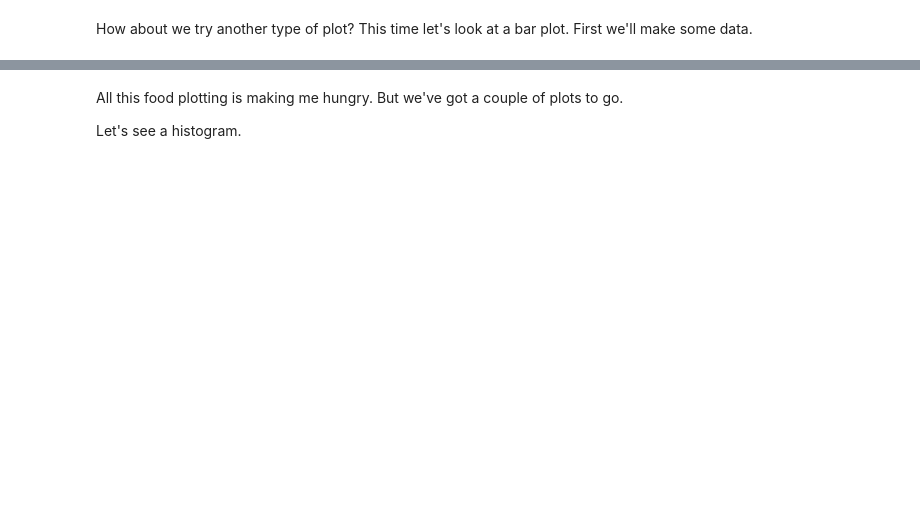
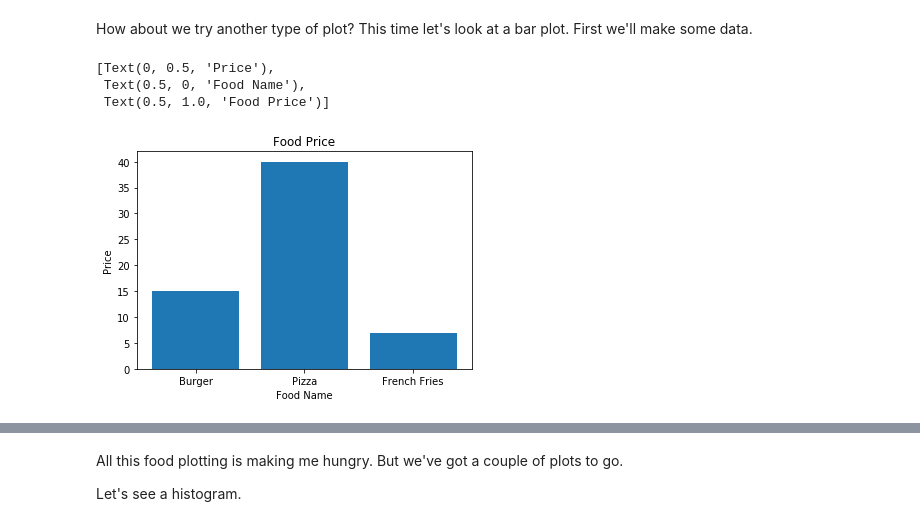
Before and after one commit to elimarmacena/ml-ds-zero2master, a Jupyter notebook: data_project/matplotlib-exercises.ipynb, the cells around one changed output, grey strips where cells are left out. Saved outputs shown, nothing was run; the diff lists cells and outputs as text; code cells hidden in the pictures; blank space fills up the shorter version.

```diff
--- a/data_project/matplotlib-exercises.ipynb
+++ b/data_project/matplotlib-exercises.ipynb
@@ -93,11 +128,18 @@ How about we try another type of plot? This time let's look at a bar plot. First
 # %%
 # Create a Python dictionary of 3 of your favourite foods with
 # The keys of the dictionary should be the food name and the values their price
+food_dict = {'Burger': 15.00, 'Pizza': 40.00, 'French Fries': 7.00}
 # %%
 # Create a bar graph where the x-axis is the keys of the dictionary
 # and the y-axis is the values of the dictionary
-
-
+fig, axs = plt.subplots()
+axs.bar(food_dict.keys(),food_dict.values())
 # Add a title, xlabel and ylabel to the plot
+axs.set(title='Food Price',xlabel='Food Name', ylabel='Price')
+# %% [output]
+[Text(0, 0.5, 'Price'),
+ Text(0.5, 0, 'Food Name'),
+ Text(0.5, 1.0, 'Food Price')]
+[figure, added]
 # %%
 # Make the same plot as above, except this time make the bars go horizontal
```
Also changed, not shown: parts of 33 cells of this notebook, 2 other files.
